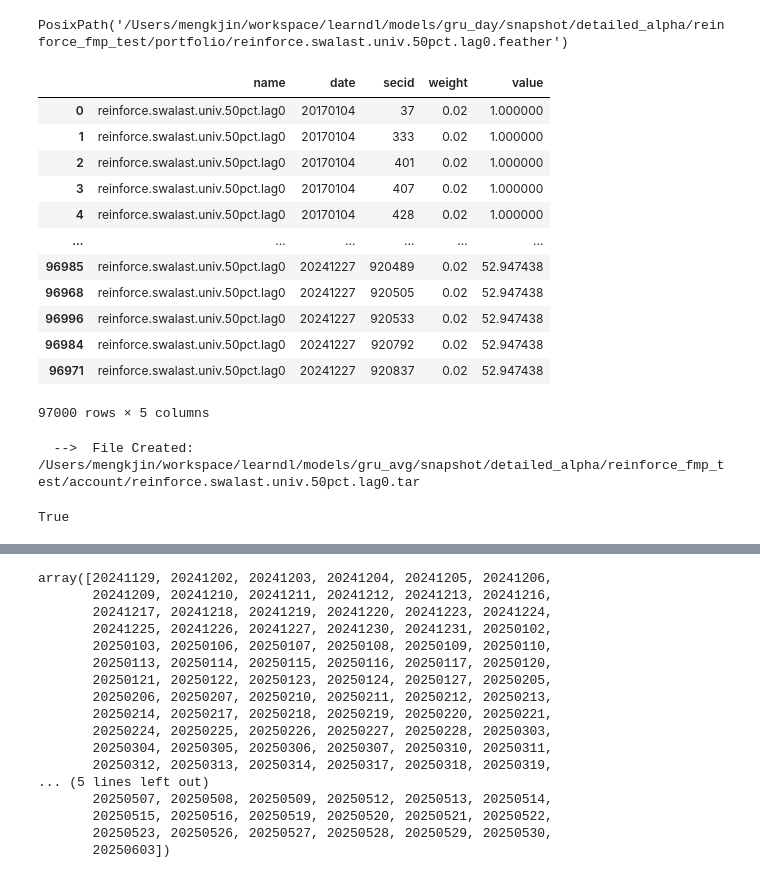
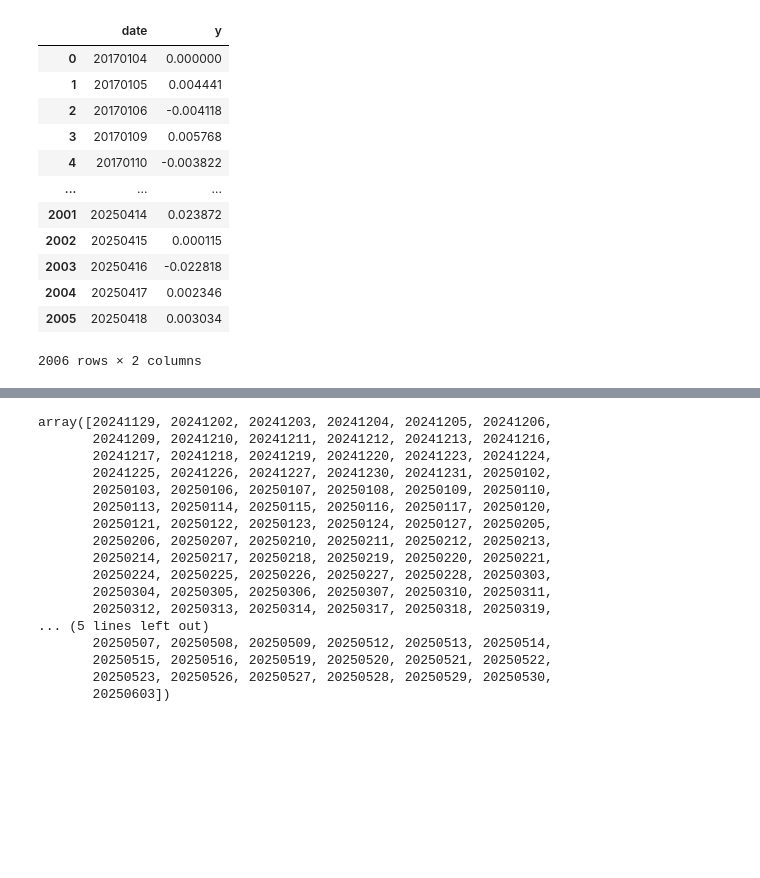
Before and after one commit to mengkjin/learndl, a Jupyter notebook: main.ipynb, the cells around one changed output, grey strips where cells are left out. Cells and saved outputs as stored; diff of their text form; code cells hidden in the pictures; blank space fills up the shorter version.

```diff
--- a/main.ipynb
+++ b/main.ipynb
@@ -69,44 +0,0 @@ paths
-# %%
-path = paths[3]
-path_new = Path(str(path).replace('revscreen' , 'reinforce').replace('rev_screen' , 'reinforce').replace('Revscreen' , 'Reinforce'))
-path_new
-# %% [output]
-PosixPath('/Users/mengkjin/workspace/learndl/models/gru_day/snapshot/detailed_alpha/reinforce_fmp_test/portfolio/reinforce.swalast.univ.50pct.lag0.feather')
-# %%
-df = DB.load_df(path)
-for col in df.columns:
-    if df[col].dtype == 'object':
-        df[col] = df[col].str.replace('revscreen' , 'reinforce').replace('rev_screen' , 'reinforce').replace('Revscreen' , 'Reinforce')
-df
-# %% [output]
-|  | name | date | secid | weight | value |
-| 0 | reinforce.swalast.univ.50pct.lag0 | 20170104 | 37 | 0.02 | 1.000000 |
-| 1 | reinforce.swalast.univ.50pct.lag0 | 20170104 | 333 | 0.02 | 1.000000 |
-| 2 | reinforce.swalast.univ.50pct.lag0 | 20170104 | 401 | 0.02 | 1.000000 |
-| 3 | reinforce.swalast.univ.50pct.lag0 | 20170104 | 407 | 0.02 | 1.000000 |
-| 4 | reinforce.swalast.univ.50pct.lag0 | 20170104 | 428 | 0.02 | 1.000000 |
-| ... | ... | ... | ... | ... | ... |
-| 96985 | reinforce.swalast.univ.50pct.lag0 | 20241227 | 920489 | 0.02 | 52.947438 |
-| 96968 | reinforce.swalast.univ.50pct.lag0 | 20241227 | 920505 | 0.02 | 52.947438 |
-| 96996 | reinforce.swalast.univ.50pct.lag0 | 20241227 | 920533 | 0.02 | 52.947438 |
-| 96984 | reinforce.swalast.univ.50pct.lag0 | 20241227 | 920792 | 0.02 | 52.947438 |
-| 96971 | reinforce.swalast.univ.50pct.lag0 | 20241227 | 920837 | 0.02 | 52.947438 |
-97000 rows × 5 columns
-# %%
-def replace_revscreen_to_reinforce(path : Path):
-    if path.suffix == '.tar':
-        dfs = DB.load_dfs_from_tar(path)
-        if 'index' in dfs:
-            dfs['index'] = dfs['index'].replace('revscreen' , 'reinforce').replace('rev_screen' , 'reinforce').replace('Revscreen' , 'Reinforce')
-        DB.save_dfs_to_tar(dfs , path_new)
-    elif path.suffix == '.feather':
-        df = DB.load_df(path)
-        for col in df.columns:
-            if df[col].dtype == 'object':
-                df[col] = df[col].str.replace('revscreen' , 'reinforce').replace('rev_screen' , 'reinforce').replace('Revscreen' , 'Reinforce')
-        DB.save_df(df , path_new)
-    else:
-        raise ValueError(f'Unsupported file type: {path.suffix}')
-# %% [output]
-  -->  File Created: /Users/mengkjin/workspace/learndl/models/gru_avg/snapshot/detailed_alpha/reinforce_fmp_test/account/reinforce.swalast.univ.50pct.lag0.tar
-True
@@ -112,0 +13,19 @@ True
+# %%
+from src.res.factor.util.agency.portfolio_accountant import PortfolioAccount
+acc = PortfolioAccount.load('models/gru_avg/snapshot/detailed_alpha/t50_fmp_test/account/top.best.univ.top_50.lag0.tar')
+y = acc.df.reset_index().loc[:,['end','pf']].rename(columns = {'end' : 'date' , 'pf' : 'y'})
+y
+# %% [output]
+|  | date | y |
+| 0 | 20170104 | 0.000000 |
+| 1 | 20170105 | 0.004441 |
+| 2 | 20170106 | -0.004118 |
+| 3 | 20170109 | 0.005768 |
+| 4 | 20170110 | -0.003822 |
+| ... | ... | ... |
+| 2001 | 20250414 | 0.023872 |
+| 2002 | 20250415 | 0.000115 |
+| 2003 | 20250416 | -0.022818 |
+| 2004 | 20250417 | 0.002346 |
+| 2005 | 20250418 | 0.003034 |
+2006 rows × 2 columns
```
Also changed, not shown: parts of 8 cells of this notebook, 22 other files.
